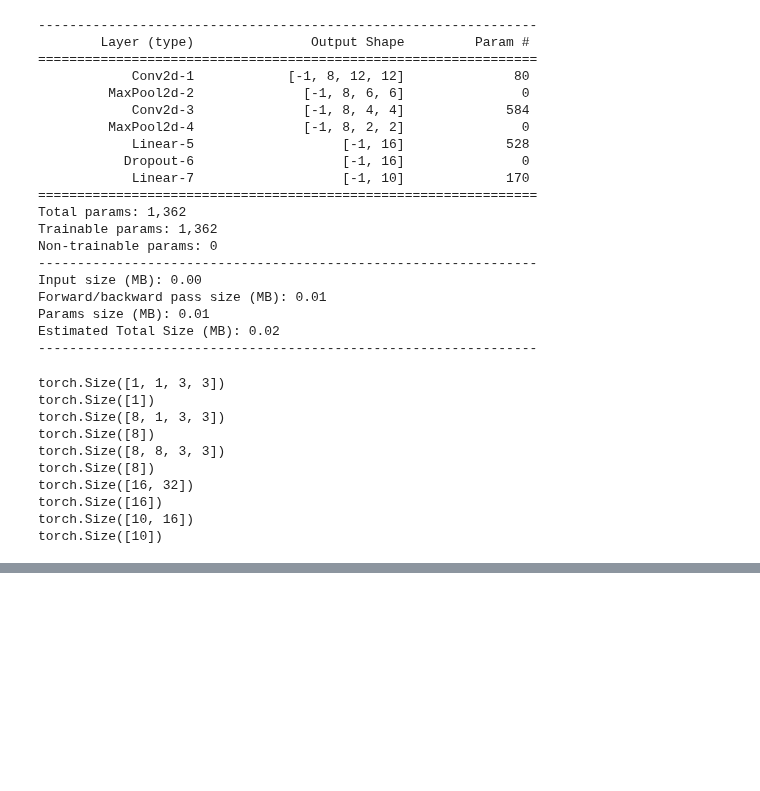
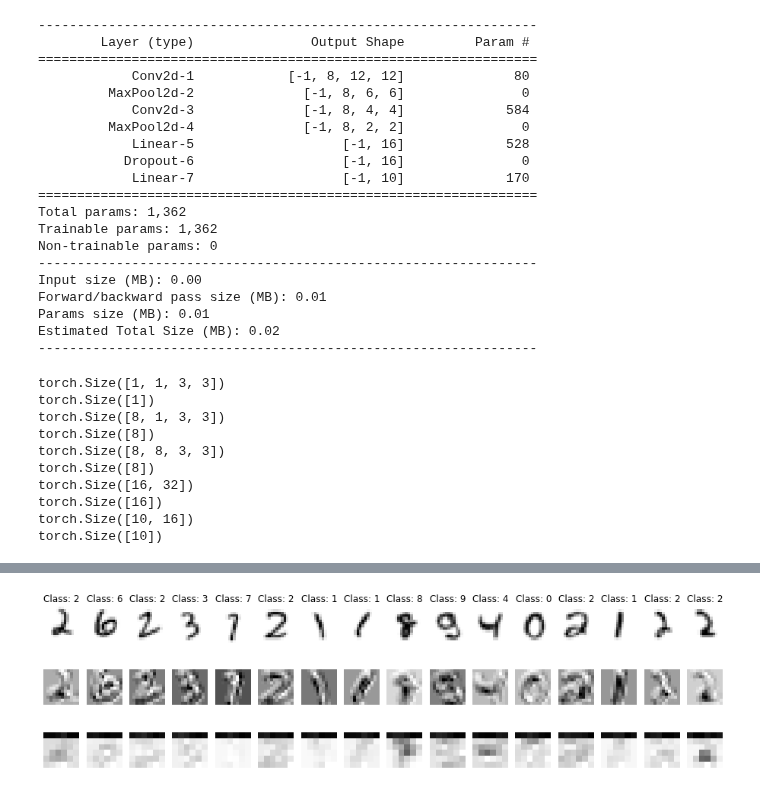
Before and after one commit to yunseo-kim/Qlassifier, a Jupyter notebook: Boseong Kim/05_test.ipynb, the cells around one changed output, grey strips where cells are left out. Drawn from its saved outputs; the diff is of its cells as text; code cells hidden in the pictures; blank space fills up the shorter version.

```diff
--- a/Boseong Kim/05_test.ipynb
+++ b/Boseong Kim/05_test.ipynb
@@ -35,12 +36,12 @@ print(use_cuda)
 # %% [output]
 True
 # %%
-n_epochs = 100        # Number of optimization epochs
+n_epochs = 30         # Number of optimization epochs
 n_channels = 1        # Number of channels
-n_train = 1280        # Size of the train dataset
-n_test = 320          # Size of the test dataset
+n_train = 50          # Size of the train dataset
+n_test = 30           # Size of the test dataset
 learning_rate = 5e-3  # Learning rate
-BATCH_SIZE = 16       # Size of batch
+BATCH_SIZE = 10       # Size of batch
 
 SAVE_PATH = "quanvolution_pqc/"   # Data saving folder
 PREPROCESS = True                 # If False, skip quantum processing and load data from SAVE_PATH
@@ -263,7 +289,7 @@ class NLNet(torch.nn.Module):
 from torchsummary import summary
 criterion = torch.nn.CrossEntropyLoss()
 # model = QuanvNet(qc=True, opt=False)
-model = NLNet(nl=True, opt=False)
+model = NLNet(nl=False, opt=False)
 if use_cuda:
     model.cuda()
 opt = optim.Adam(model.parameters(),lr=learning_rate)
@@ -306,20 +332,22 @@ torch.Size([10])
 # %%
 losses = []
 accs = []
+check_plot = 0
 
 for epoch in range(n_epochs):
   train_loss = 0
   acc = 0
   for (x_train, y_train) in train_loader:
 
-    # if check_plot == 0:
-    #   pltsize = 1
-    #   plt.figure(figsize=(BATCH_SIZE * pltsize, pltsize))
-    #   for i in range(BATCH_SIZE):
-    #     plt.subplot(1, BATCH_SIZE, i + 1)
-    #     plt.axis('off')
-    #     plt.imshow(x_train[i, :, :, :].numpy().reshape(14, 14), cmap = "gray_r")
-    #     plt.title('Class: ' + str(y_train[i].item()))
+    if check_plot == 1:
+      pltsize = 1
+      plt.figure(figsize=(BATCH_SIZE * pltsize, pltsize))
+      for i in range(BATCH_SIZE):
+        plt.subplot(1, BATCH_SIZE, i + 1)
+        plt.axis('off')
+        plt.imshow(x_train[i, :, :, :].numpy().reshape(14, 14), cmap = "gray_r")
+        plt.title('Class: ' + str(y_train[i].item()))
+      check_plot = 0
 
     # print(y_train)
     opt.zero_grad()
@@ -370,0 +423,20 @@ plot(x,accs)
+# %%
+for (x_test, y_test) in test_loader:
+  break
+
+check_plot = 1
+
+if check_plot == 1:
+  pltsize = 1
+  plt.figure(figsize=(BATCH_SIZE * pltsize, pltsize))
+  for i in range(BATCH_SIZE):
+    plt.subplot(1, BATCH_SIZE, i + 1)
+    plt.axis('off')
+    plt.imshow(x_test[i, :, :, :].numpy().reshape(14, 14), cmap = "gray_r")
+    plt.title('Class: ' + str(y_test[i].item()))
+
+outputs = model(x_test.cuda() if use_cuda else x_test, check_plot=1)
+# %% [output]
+[figure, added]
+[figure, added]
+[figure, added]
```
Also changed, not shown: parts of 8 cells of this notebook.
